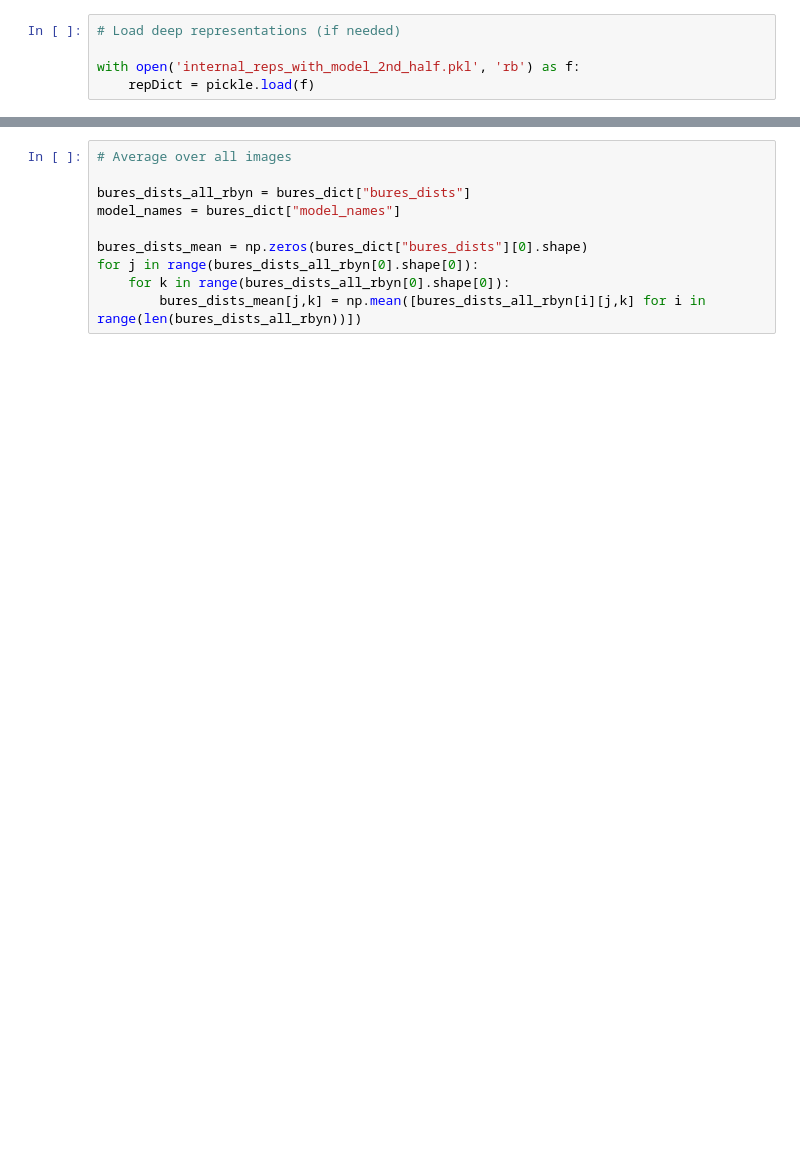
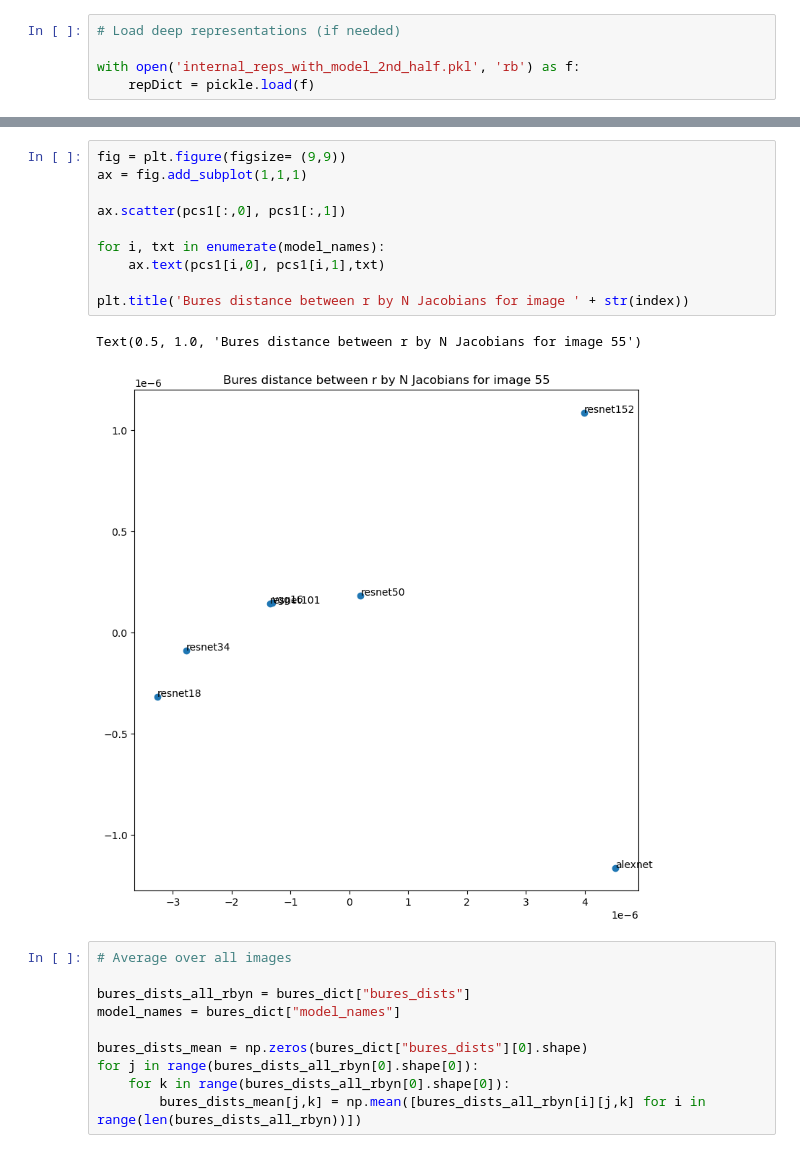
Before and after one commit to SarahHarvey/decoding-similarity, a Jupyter notebook: compare_many_networks_Jacobian_distance.ipynb, the cells around one changed output, grey strips where cells are left out. Drawn from its saved outputs; the diff is of its cells as text; blank space fills up the shorter version.

```diff
--- a/compare_many_networks_Jacobian_distance.ipynb
+++ b/compare_many_networks_Jacobian_distance.ipynb
@@ -81,3 +174,16 @@ bures_dict = np.load('bures_dists_penultimate_decoding_Jrbyn.npz')
+# %%
+fig = plt.figure(figsize= (9,9))
+ax = fig.add_subplot(1,1,1)
+
+ax.scatter(pcs1[:,0], pcs1[:,1])
+
+for i, txt in enumerate(model_names):
+    ax.text(pcs1[i,0], pcs1[i,1],txt)
+
+plt.title('Bures distance between r by N Jacobians for image ' + str(index))
+# %% [output]
+Text(0.5, 1.0, 'Bures distance between r by N Jacobians for image 55')
+[figure, added]
 # %%
 # Average over all images
 
```
Also changed, not shown: parts of 26 cells of this notebook, 4 other files.
